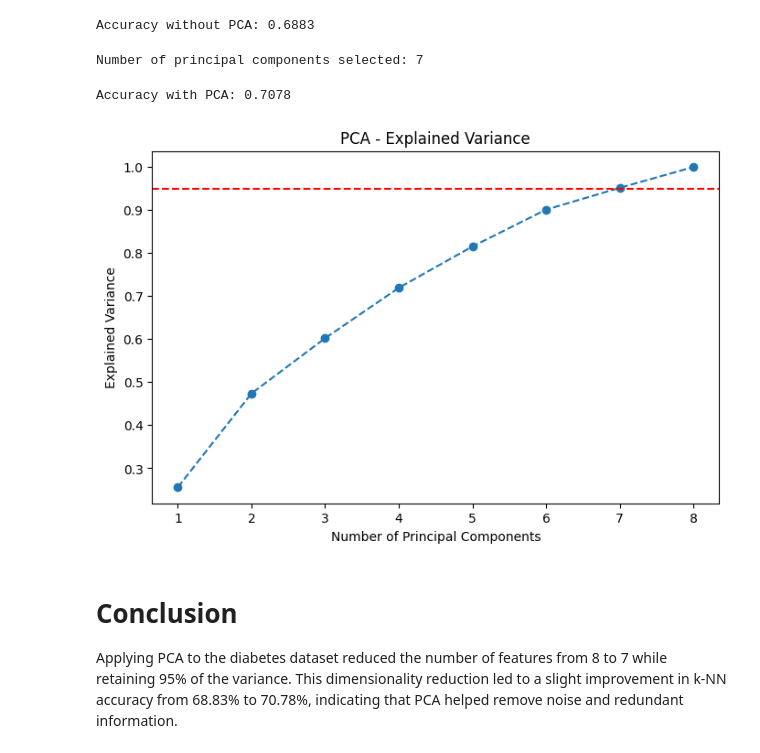
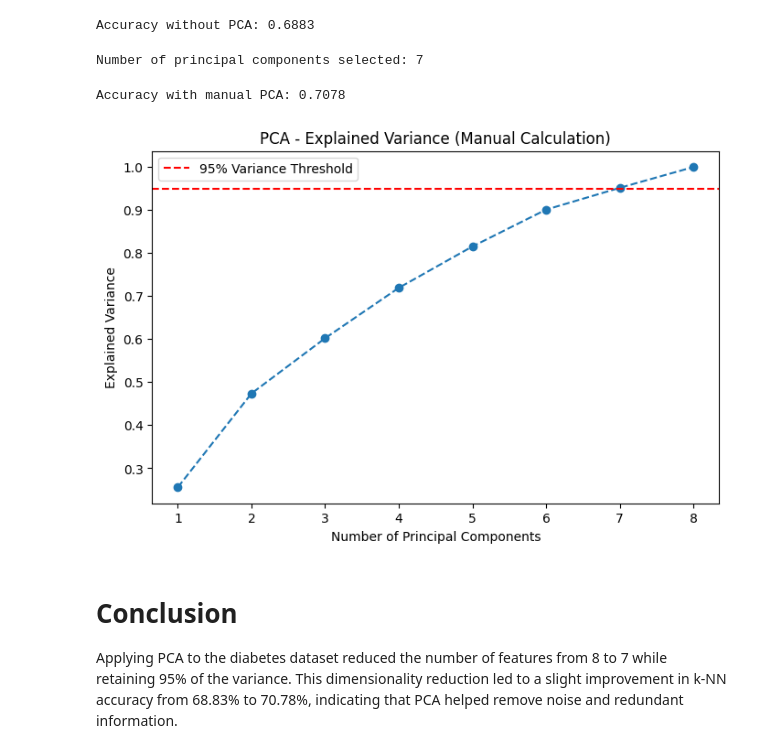
Before and after one commit to samarthya04/AD_Lab, a Jupyter notebook: 2205498_Week_9.ipynb, the cells around one changed output. Drawn from its saved outputs; the diff is of its cells as text; code cells hidden in the pictures.

```diff
--- a/2205498_Week_9.ipynb
+++ b/2205498_Week_9.ipynb
@@ -23,56 +22,63 @@ X_scaled = scaler.fit_transform(X)
 X_train, X_test, y_train, y_test = train_test_split(X_scaled, y, test_size=0.2, random_state=42)
 # %%
 # k-NN classification (without PCA)
-X_train, X_test, y_train, y_test = train_test_split(X_scaled, y, test_size=0.2, random_state=42)
-knn = KNeighborsClassifier(n_neighbors=5)  # k=5 chosen empirically
+knn = KNeighborsClassifier(n_neighbors=5)
 knn.fit(X_train, y_train)
 y_pred = knn.predict(X_test)
 accuracy_knn = accuracy_score(y_test, y_pred)
 print(f'Accuracy without PCA: {accuracy_knn:.4f}')
 # %% [output]
 Accuracy without PCA: 0.6883
-# %%
-def apply_pca(X_train, X_test, variance_threshold=0.95):
-    # Apply PCA
-    pca = PCA()
-    pca.fit(X_train)
-
-    # Compute cumulative variance
-    explained_variance = np.cumsum(pca.explained_variance_ratio_)
-    num_components = np.argmax(explained_variance >= variance_threshold) + 1
-    print(f'Number of principal components selected: {num_components}')
-
-    # Apply PCA with selected components
-    pca = PCA(n_components=num_components)
-    X_train_pca = pca.fit_transform(X_train)
-    X_test_pca = pca.transform(X_test)
-
-    return X_train_pca, X_test_pca, explained_variance, num_components
-
-# Apply PCA
-X_train_pca, X_test_pca, explained_variance, num_components = apply_pca(X_train, X_test)
-# %% [output]
-Number of principal components selected: 7
+# %%
+# Compute covariance matrix
+cov_matrix = np.cov(X_train, rowvar=False)
+
+# Compute eigenvalues and eigenvectors
+eigenvalues, eigenvectors = np.linalg.eig(cov_matrix)
+
+# Ensure eigenvalues are real (to avoid numerical precision issues)
+eigenvalues = eigenvalues.real
+eigenvectors = eigenvectors.real
+
+# Sort eigenvalues and corresponding eigenvectors in descending order
+sorted_indices = np.argsort(eigenvalues)[::-1]
+eigenvalues = eigenvalues[sorted_indices]
+eigenvectors = eigenvectors[:, sorted_indices]
+
+# Compute cumulative variance
+explained_variance = np.cumsum(eigenvalues) / np.sum(eigenvalues)
+num_components = np.argmax(explained_variance >= 0.95) + 1
+print(f'Number of principal components selected: {num_components}')
+
+# Select top principal components
+principal_components = eigenvectors[:, :num_components]
+
+# Project data onto the new feature space
+X_train_pca = np.dot(X_train, principal_components)
+X_test_pca = np.dot(X_test, principal_components)
+# %% [output]
+Number of principal components selected: 7
 # %%
 # k-NN classification (with PCA)
 knn_pca = KNeighborsClassifier(n_neighbors=5)
 knn_pca.fit(X_train_pca, y_train)
 y_pred_pca = knn_pca.predict(X_test_pca)
 accuracy_knn_pca = accuracy_score(y_test, y_pred_pca)
-print(f'Accuracy with PCA: {accuracy_knn_pca:.4f}')
+print(f'Accuracy with manual PCA: {accuracy_knn_pca:.4f}')
 # %% [output]
-Accuracy with PCA: 0.7078
+Accuracy with manual PCA: 0.7078
 # %%
 # Plot cumulative variance
 plt.figure(figsize=(8, 5))
 plt.plot(range(1, len(explained_variance) + 1), explained_variance, marker='o', linestyle='--')
-plt.axhline(y=0.95, color='r', linestyle='--')
+plt.axhline(y=0.95, color='r', linestyle='--', label='95% Variance Threshold')
 plt.xlabel('Number of Principal Components')
 plt.ylabel('Explained Variance')
-plt.title('PCA - Explained Variance')
+plt.title('PCA - Explained Variance (Manual Calculation)')
+plt.legend()
 plt.show()
 # %% [output]
-[figure, old version]
+[figure, new version]
 # %% [markdown]
 # Conclusion
 Applying PCA to the diabetes dataset reduced the number of features from 8 to 7 while retaining 95% of the variance. This dimensionality reduction led to a slight improvement in k-NN accuracy from 68.83% to 70.78%, indicating that PCA helped remove noise and redundant information.
```
Also changed, not shown: parts of 1 cell of this notebook.
